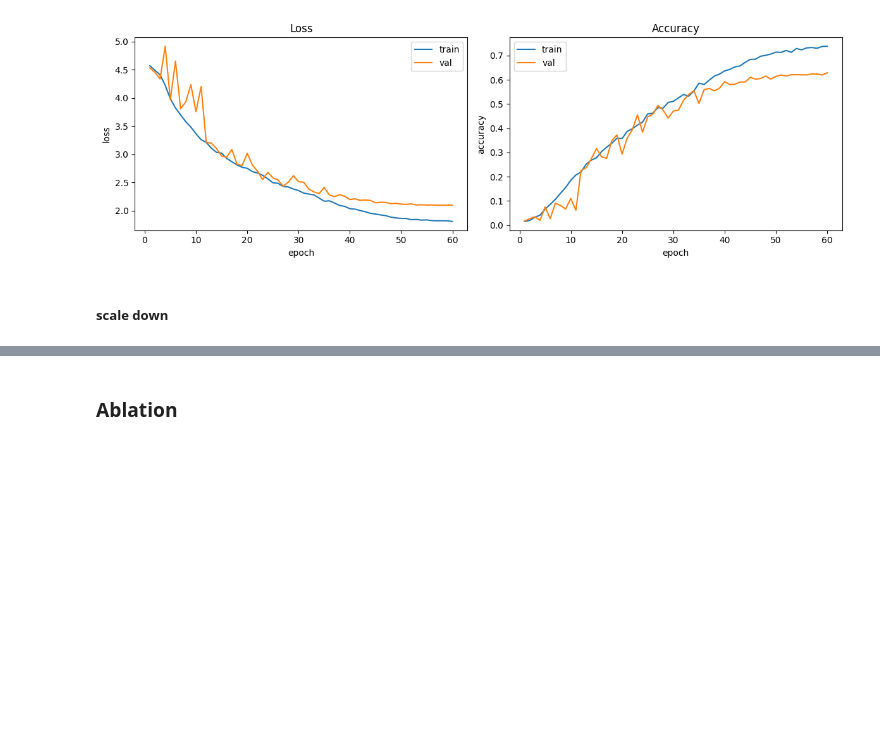
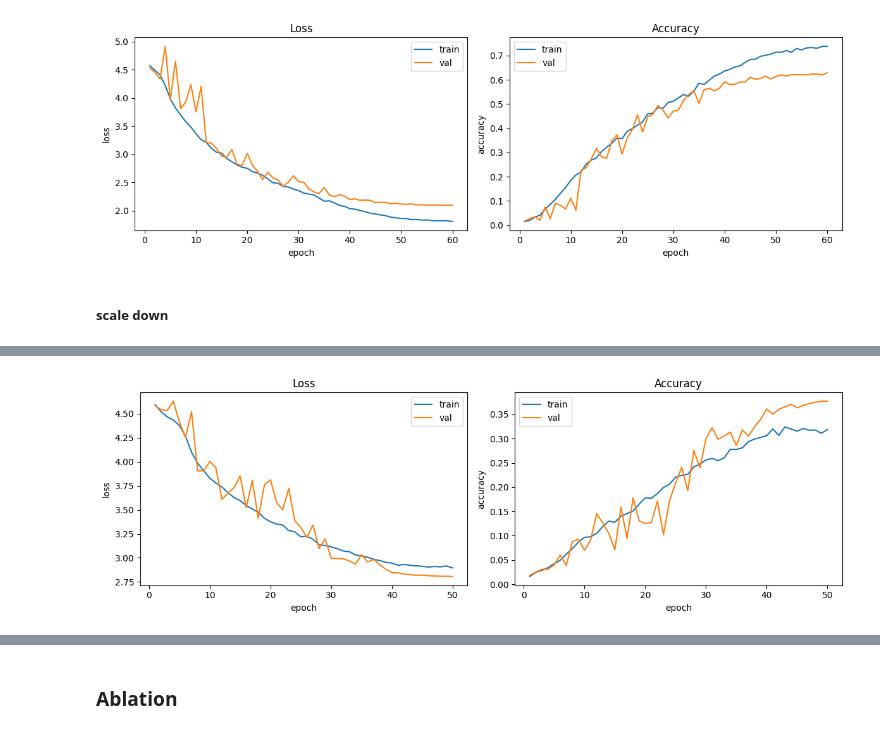
Before and after one commit to Tarekun/computer-vision-project, a Jupyter notebook: assignment_module_two.ipynb, the cells around one changed output, grey strips where cells are left out. Saved outputs shown, nothing was run; the diff lists cells and outputs as text; code cells hidden in the pictures; blank space fills up the shorter version.

```diff
--- a/assignment_module_two.ipynb
+++ b/assignment_module_two.ipynb
@@ -1161,7 +1161,7 @@ plt.show()
 config = ExpConfig(
     stem_channels=(12, 24, 48), #->32x32
     stage_channels=(48, 96), #->8x8
-    stage_stride=(2,2,2),
+    stage_stride=(2,2),
     canonical_size=CANONICAL_SIZE,
     block_type="inception",
     classifier_hidden_dim=96,
@@ -1183,3 +1183,4 @@ _, history, final_loss, final_accuracy = run_experiment(
     name="submission"
 )
 plot_results(history)
+# %% [output]
@@ -1186,3 +1204,4 @@ plot_results(history)
+[figure, added]
 # %%
 # -1 layer ma largo
 config = ExpConfig(
```
Also changed, not shown: parts of 10 cells of this notebook.
